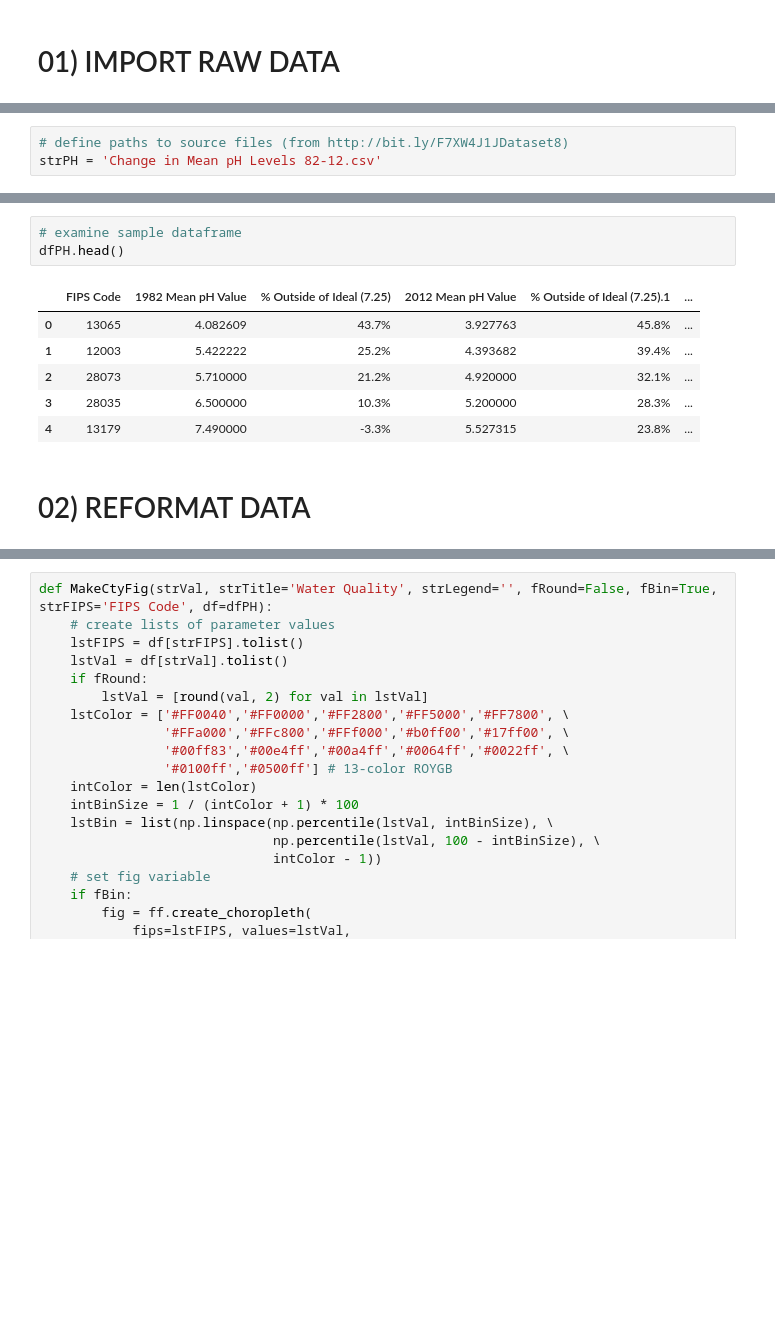
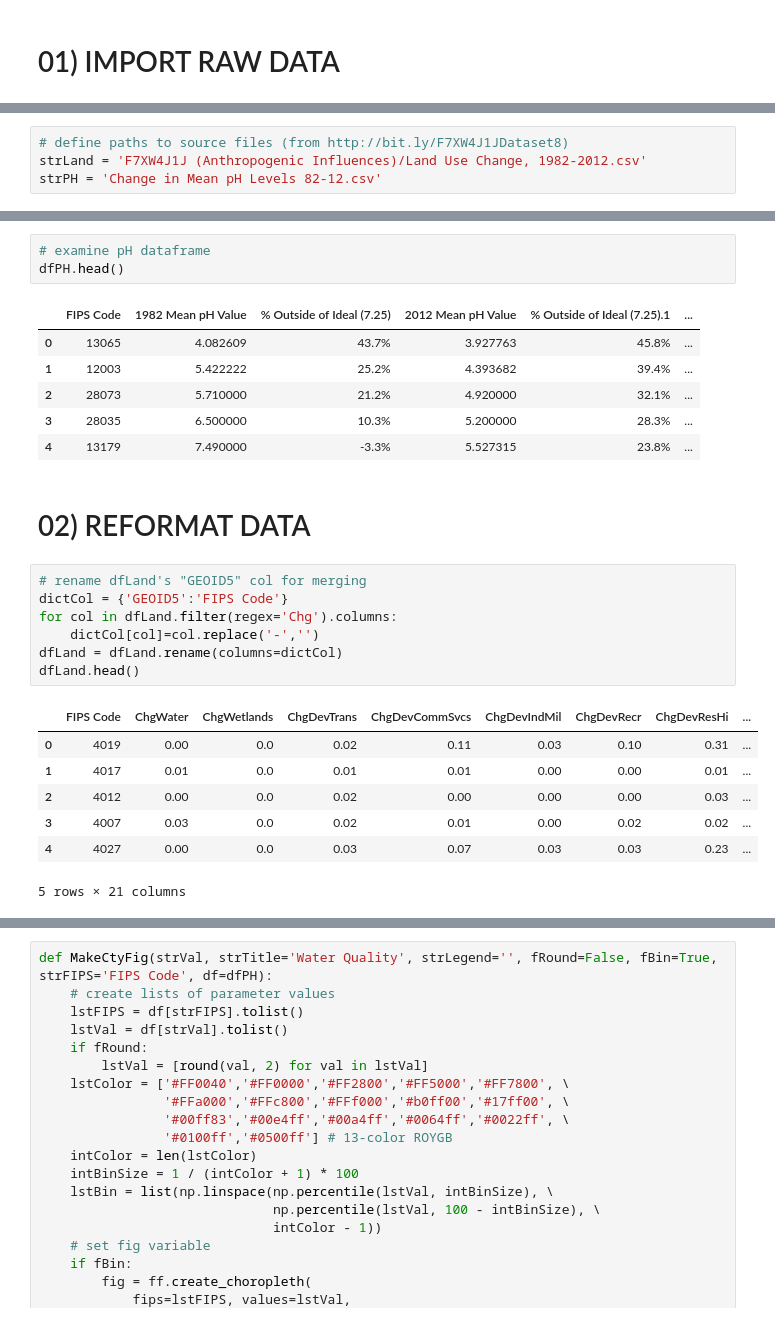
Before and after one commit to ekenigsberg/BootCampProject01-2019-07-06, a Jupyter notebook: Water Quality 01.ipynb, the cells around one changed output, grey strips where cells are left out. Cells and saved outputs as stored; diff of their text form; blank space fills up the shorter version.

```diff
--- a/Water Quality 01.ipynb
+++ b/Water Quality 01.ipynb
@@ -5,5 +14,6 @@ import pandas as pd
 # %%
 # define paths to source files (from http://bit.ly/F7XW4J1JDataset8)
+strLand = 'F7XW4J1J (Anthropogenic Influences)/Land Use Change, 1982-2012.csv'
 strPH = 'Change in Mean pH Levels 82-12.csv'
 # %%
 # import data
@@ -11,5 +33,5 @@ dfPH = pd.read_csv(strPH)
 # %%
-# examine sample dataframe
+# examine pH dataframe
 dfPH.head()
 # %% [output]
 |  | FIPS Code | 1982 Mean pH Value | % Outside of Ideal (7.25) | 2012 Mean pH Value | % Outside of Ideal (7.25).1 | ... |
@@ -20,4 +42,19 @@ dfPH.head()
 | 4 | 13179 | 7.490000 | -3.3% | 5.527315 | 23.8% | ... |
 # %% [markdown]
 # 02) REFORMAT DATA
+# %%
+# rename dfLand's "GEOID5" col for merging
+dictCol = {'GEOID5':'FIPS Code'}
+for col in dfLand.filter(regex='Chg').columns:
+    dictCol[col]=col.replace('-','')
+dfLand = dfLand.rename(columns=dictCol)
+dfLand.head()
+# %% [output]
+|  | FIPS Code | ChgWater | ChgWetlands | ChgDevTrans | ChgDevCommSvcs | ChgDevIndMil | ChgDevRecr | ChgDevResHi | ... |
+| 0 | 4019 | 0.00 | 0.0 | 0.02 | 0.11 | 0.03 | 0.10 | 0.31 | ... |
+| 1 | 4017 | 0.01 | 0.0 | 0.01 | 0.01 | 0.00 | 0.00 | 0.01 | ... |
+| 2 | 4012 | 0.00 | 0.0 | 0.02 | 0.00 | 0.00 | 0.00 | 0.03 | ... |
+| 3 | 4007 | 0.03 | 0.0 | 0.02 | 0.01 | 0.00 | 0.02 | 0.02 | ... |
+| 4 | 4027 | 0.00 | 0.0 | 0.03 | 0.07 | 0.03 | 0.03 | 0.23 | ... |
+5 rows × 21 columns
 # %%
```
Also changed, not shown: parts of 19 cells of this notebook, 1 other file.
